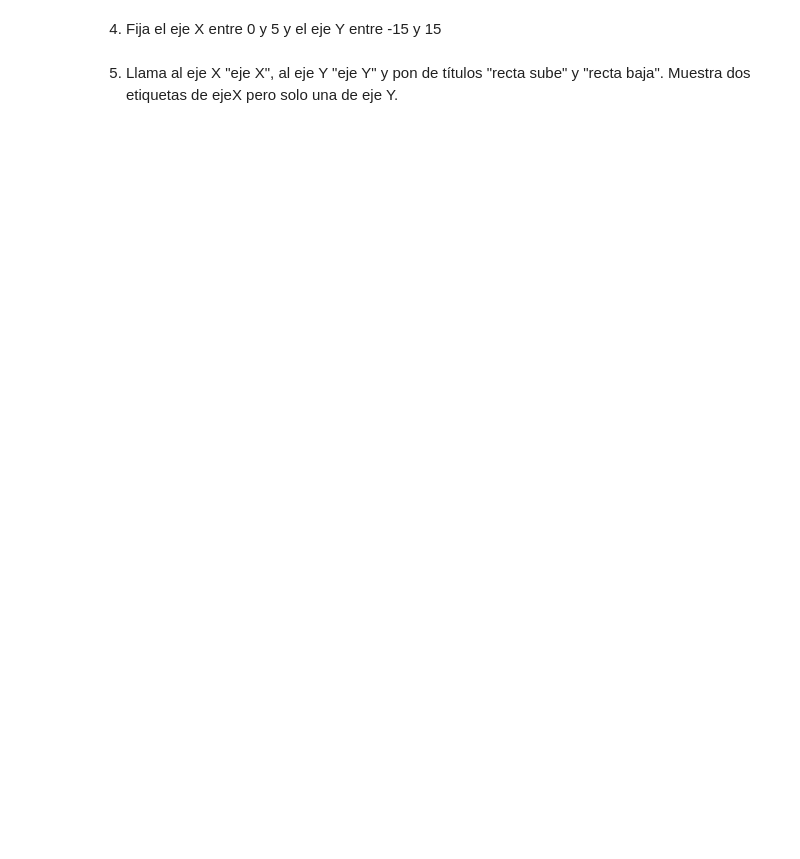
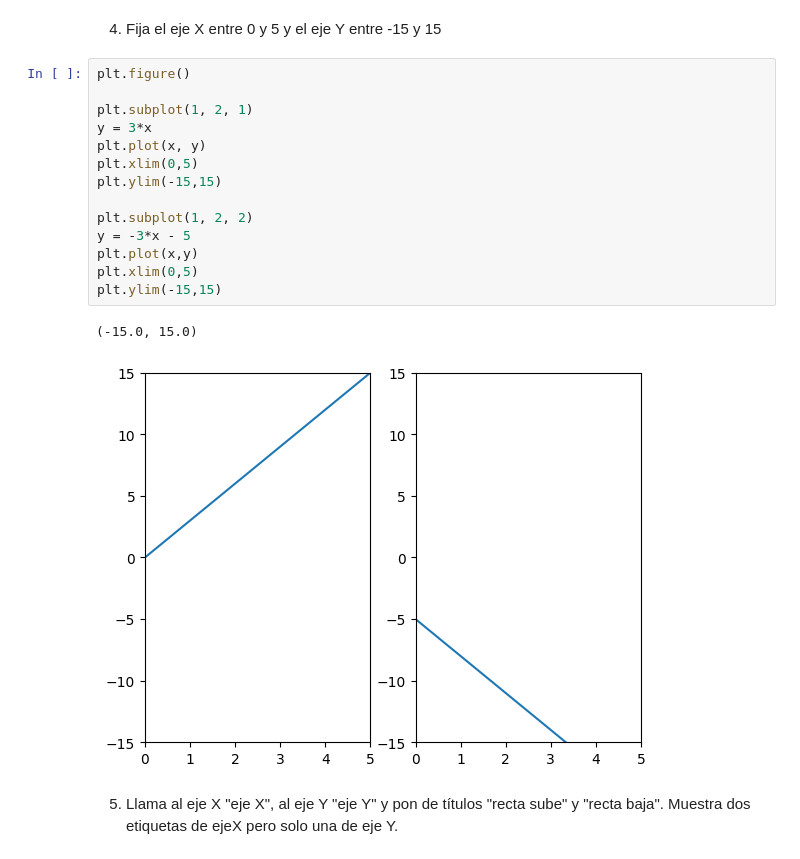
Before and after one commit to Mlcruz9/DS_TheBridgeBBK_MBIL2023, a Jupyter notebook: 1-Data_Analysis/4-Visualización/1-Matplotlib/ejercicios/ejercicios_Matplotlib.ipynb, the cells around one changed output. Saved outputs shown, nothing was run; the diff lists cells and outputs as text; blank space fills up the shorter version.

```diff
--- a/1-Data_Analysis/4-Visualización/1-Matplotlib/ejercicios/ejercicios_Matplotlib.ipynb
+++ b/1-Data_Analysis/4-Visualización/1-Matplotlib/ejercicios/ejercicios_Matplotlib.ipynb
@@ -21,4 +40,21 @@ Elige la precisión en el eje X que desees.
 # %% [markdown]
 4. Fija el eje X entre 0 y 5 y el eje Y entre -15 y 15
+# %%
+plt.figure()
+
+plt.subplot(1, 2, 1)
+y = 3*x
+plt.plot(x, y)
+plt.xlim(0,5)
+plt.ylim(-15,15)
+
+plt.subplot(1, 2, 2)
+y = -3*x - 5
+plt.plot(x,y)
+plt.xlim(0,5)
+plt.ylim(-15,15)
+# %% [output]
+(-15.0, 15.0)
+[figure, added]
 # %% [markdown]
 5. Llama al eje X "eje X", al eje Y "eje Y" y pon de títulos "recta sube" y "recta baja". Muestra dos etiquetas de ejeX pero solo una de eje Y.
```
Also changed, not shown: parts of 25 cells of this notebook, 11 other files.
